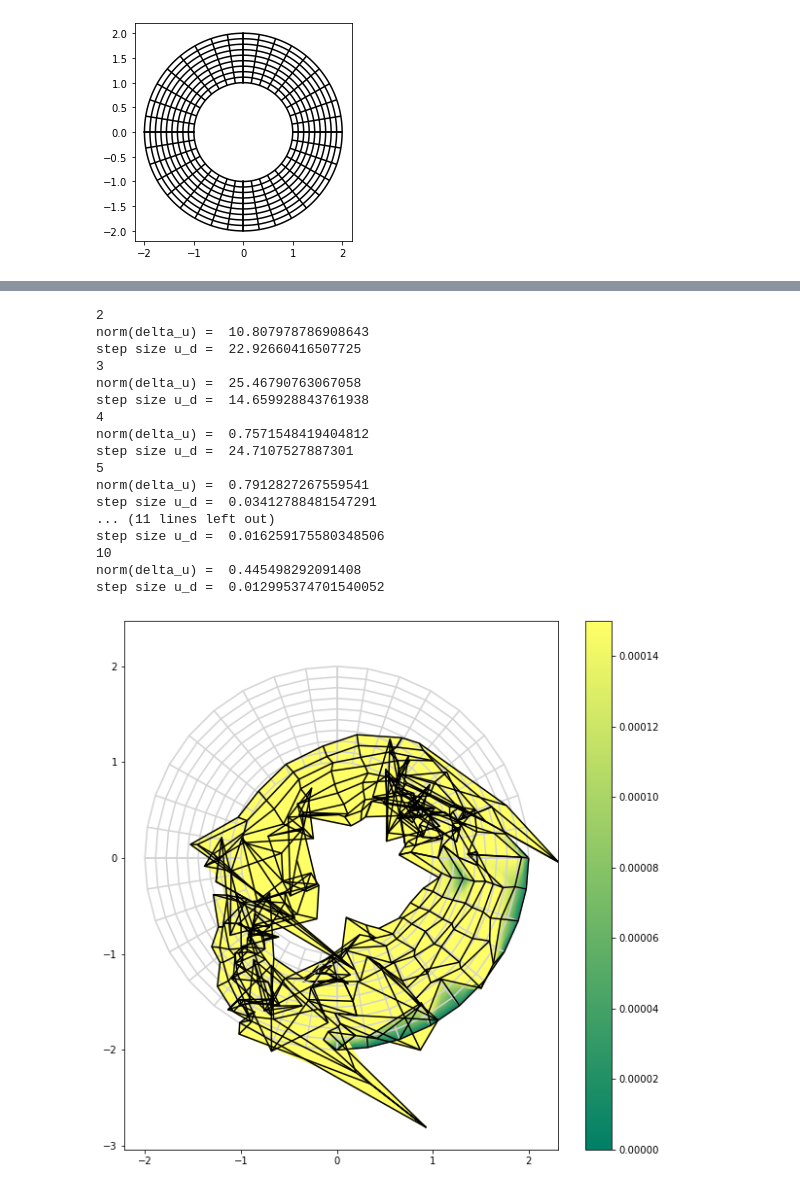
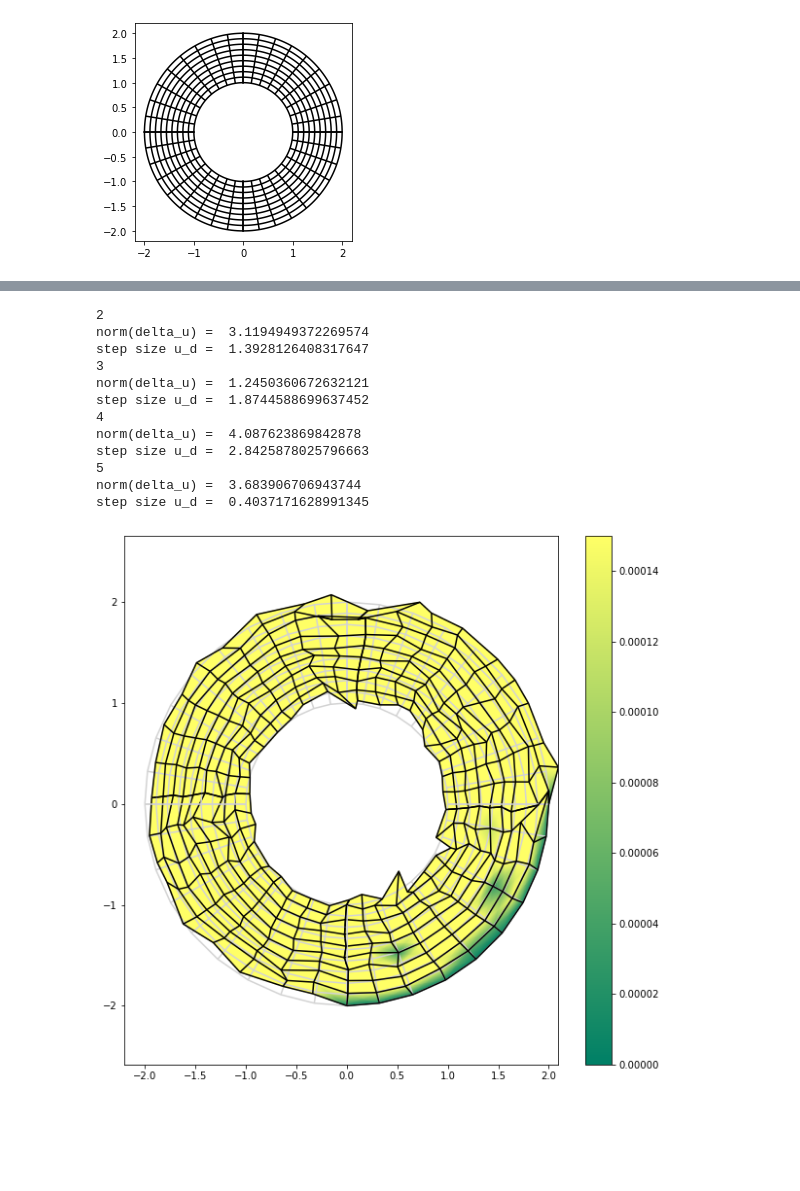
Before and after one commit to mh-0456/pyiga, a Jupyter notebook: notebooks/multipatch-annulus-primal_vec2.ipynb, the cells around one changed output, grey strips where cells are left out. Saved outputs shown, nothing was run; the diff lists cells and outputs as text; code cells hidden in the pictures; blank space fills up the shorter version.

```diff
--- a/notebooks/multipatch-annulus-primal_vec2.ipynb
+++ b/notebooks/multipatch-annulus-primal_vec2.ipynb
@@ -117,7 +115,7 @@ def linelast_vf(dim):
     return vf
 
 #Neumann BC
-def gN(x, y): return (1.5e-4, -1.5e-4)
+def gN(x, y): return (4.5e-5, -4.5e-5)
 
 neu_data = [
     (3,'right',gN)
@@ -232,27 +230,27 @@ Mu = 0.003 # [GPa]
 Lam = 0.00028416 #  [GPa] (under ass. ny=0.48, almost incompressible)
 
 # nonlinear variational form
-def apply_nl(u):
+def apply_nl(u, kvs_ux, geo_ux):
     dis = get_components(u)
     z_lam = Lam* assemble.assemble('(div(dis)*tr(grad(v))+ 1/2 *tr( grad(dis).T *grad(dis)) *tr(grad(v)) + inner(div(dis)*grad(dis), grad(v)) + inner(1/2 * tr(grad(dis).T *grad(dis))*grad(dis), grad(v))) *dx'
-                             , kvs_u, bfuns=[('v',2)], geo=geo_ux, dis=dis)
+                             , kvs_ux, bfuns=[('v',2)], geo=geo_ux, dis=dis)
     z_mu = Mu* assemble.assemble('(inner(grad(dis).T +grad(dis) + grad(dis).T *grad(dis), grad(v)) + inner(grad(dis)*(grad(dis).T +grad(dis) + grad(dis).T*grad(dis)), grad(v))) *dx'
-                                    , kvs_u, bfuns=[('v',2)], geo=geo_ux, dis=dis)
+                                    , kvs_ux, bfuns=[('v',2)], geo=geo_ux, dis=dis)
     return (z_lam + z_mu).ravel()  # vector z
 
 # linearized variational form
-def linearized(u):
+def linearized(u, kvs_ux, geo_ux):
     dis = get_components(u)
     A_lin_lam = Lam* assemble.assemble('inner((div(dis)*grad(u)+ 1/2 *tr( grad(dis).T *grad(dis)) * grad(u) + div(u)*grad(dis) + tr(grad(dis).T*grad(u)) * grad(dis)), grad(v)) + div(u)*tr(grad(v)) + tr(grad(dis).T*grad(u)) * tr(grad(v)) * dx'
-                              , kvs_u, bfuns=[('u',2), ('v',2)], geo=geo_ux, dis=dis) #matrix A
+                              , kvs_ux, bfuns=[('u',2), ('v',2)], geo=geo_ux, dis=dis) #matrix A
 
     A_lin_mu = Mu * assemble.assemble('inner((grad(u)*(grad(dis)+ grad(dis).T + grad(dis).T *grad(dis))+ ( grad(u)+grad(u).T +grad(dis).T * grad(u)+ grad(u).T * grad(dis)) + ( grad(dis)*grad(u)+ grad(dis)*grad(u).T + grad(dis)*grad(dis).T * grad(u) + grad(dis)*grad(u).T*grad(dis)) ),grad(v)) * dx'
-                              , kvs_u, bfuns=[('u',2), ('v',2)], geo=geo_ux, dis=dis) #matrix A
+                              , kvs_ux, bfuns=[('u',2), ('v',2)], geo=geo_ux, dis=dis) #matrix A
     return A_lin_lam +A_lin_mu
 # %%
 # solve linearized system
 ### first iteration ###
-print(shape(b)[0])
-dd = shape(b)[0]
+XP = MP_block.patch_to_global(p)
+dd = shape(XP)[0]
 #initial value
 u= np.zeros(dd)
@@ -270,10 +266,10 @@ def ass_nonlinsystem (p, u, neu_data):
         #kvs_uy, geo_uy = MP_block.multi_patches[1].patches[p]
 
         # The whole patch-local stiffness matrix
-        A_p = linearized(u) # take linearized variatonal form
+        A_p = linearized(u, kvs_ux, geo_ux) # take linearized variatonal form
 
         # The patch-local right-hand side
-        b_p = -apply_nl(u) # rhs - apply_nl(u), for rhs= (0,...,0) # Newton-Raphson iteration
+        b_p = -apply_nl(u, kvs_ux, geo_ux) # b_p=  rhs - apply_nl(u), for rhs= (0,...,0) # Newton-Raphson iteration
         #b_p = assemble.inner_products(kvs_ux, f, f_physical=True, geo=geo_ux).ravel() -apply_nl(u) # for arbitrary rhs
 
         # The patch-local Neumann boundary data
@@ -327,6 +324,7 @@ get_defplot(u, p, patches_u, kvs_u)
 # solve linearized variational problem
 epsilon= 1e-3
 count= 1
+stepsize_du1 = 1
 
 stepsizes =[]
 
@@ -337,45 +335,43 @@ while True:
     # Assemble matrices and rhs!
     A, b= ass_nonlinsystem (p, u, neu_data)
 
     LS = assemble.RestrictedLinearSystem(A, b, bc) # solve linearized system
     u_d = solvers.make_solver(LS.A).dot(LS.b)
     u_d = LS.complete(u_d)
     #update
     u += u_d
 
     normed_du = np.linalg.norm(u_d)
     stepsize_du = abs(normed_du0-normed_du)
     print('norm(delta_u) = ', normed_du)
     print ('step size u_d = ', stepsize_du)
 
     stepsizes.append(stepsize_du)
 
-    if abs(normed_du0-normed_du) < epsilon:
+    if stepsize_du < epsilon:
+        break
+    elif stepsize_du < stepsize_du1 and stepsize_du <1:
         break
     elif count == 10:
         break
 
     normed_du0 = normed_du
+    stepsize_du1 = stepsize_du
 
 # print deformation plot
 get_defplot(u, p, patches_u, kvs_u)
 #print(u)
 # %% [output]
 2
-norm(delta_u) =  10.807978786908643
-step size u_d =  22.92660416507725
+norm(delta_u) =  3.1194949372269574
+step size u_d =  1.3928126408317647
 3
-norm(delta_u) =  25.46790763067058
-step size u_d =  14.659928843761938
+norm(delta_u) =  1.2450360672632121
+step size u_d =  1.8744588699637452
 4
-norm(delta_u) =  0.7571548419404812
-step size u_d =  24.7107527887301
+norm(delta_u) =  4.087623869842878
+step size u_d =  2.8425878025796663
 5
-norm(delta_u) =  0.7912827267559541
-step size u_d =  0.03412788481547291
-... (11 lines left out)
-step size u_d =  0.016259175580348506
-10
-norm(delta_u) =  0.445498292091408
-step size u_d =  0.012995374701540052
+norm(delta_u) =  3.683906706943744
+step size u_d =  0.4037171628991345
-[figure, old version]
+[figure, new version]
```
Also changed, not shown: parts of 7 cells of this notebook.
